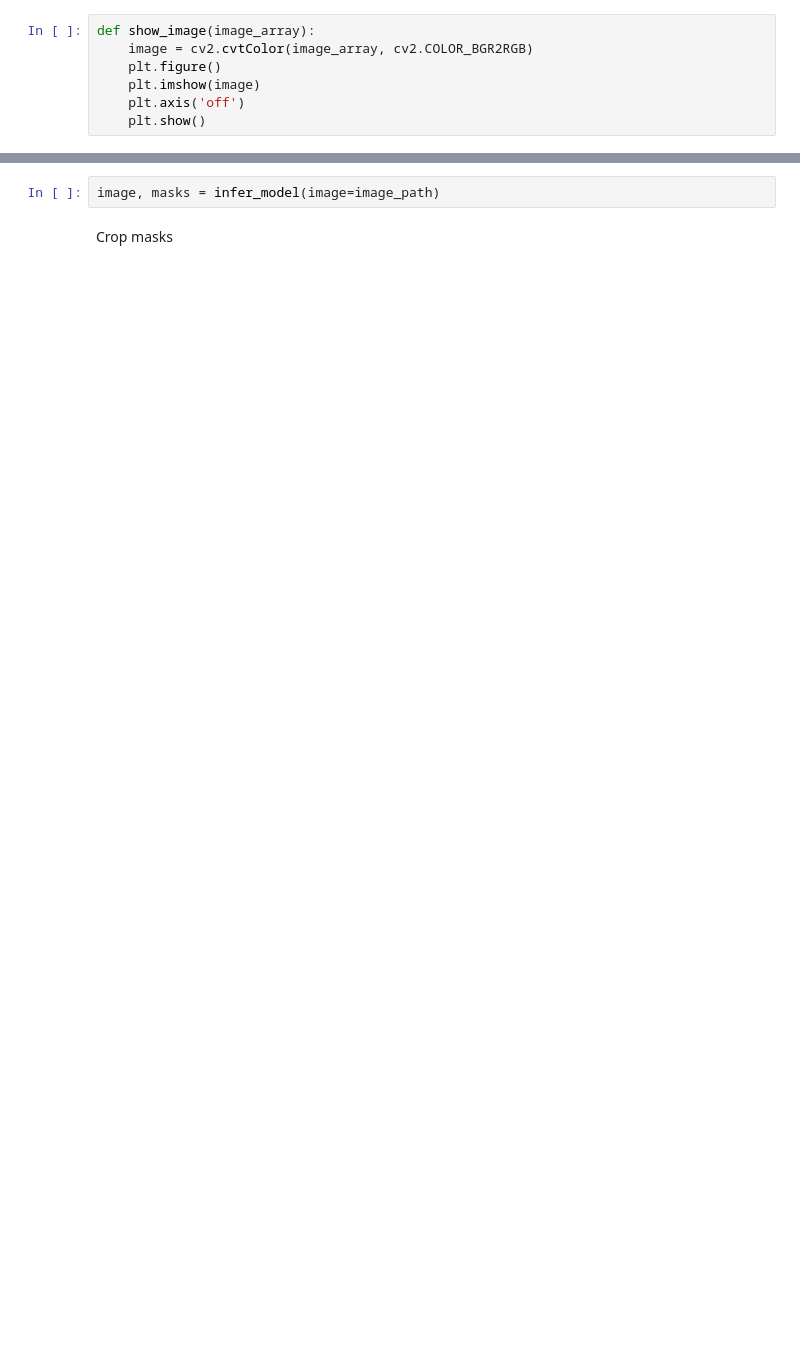
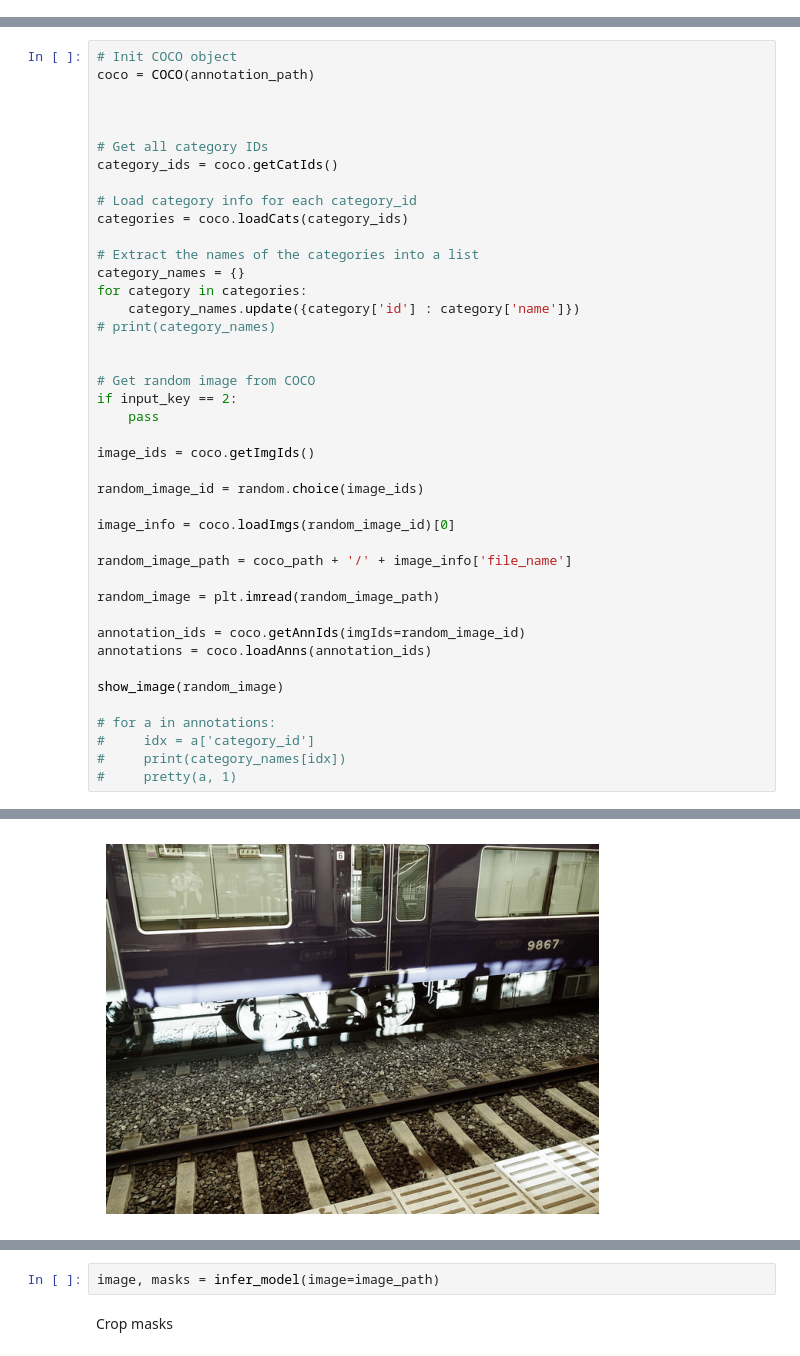
Before and after one commit to c-santos/ZS-ObjectDetection-SAM, a Jupyter notebook: master.ipynb, the cells around one changed output, grey strips where cells are left out. Drawn from its saved outputs; the diff is of its cells as text; blank space fills up the shorter version.

```diff
--- a/master.ipynb
+++ b/master.ipynb
@@ -65,10 +82,3 @@ def infer_model(url='http://202.92.132.48:8000', image='images/wonder_cat.jpg',
 
 
         return image, masks
-# %%
-def show_image(image_array):
-    image = cv2.cvtColor(image_array, cv2.COLOR_BGR2RGB)
-    plt.figure()
-    plt.imshow(image)
-    plt.axis('off')
-    plt.show()
@@ -90,0 +110,43 @@ Perform segmentation
+# %%
+# Init COCO object
+coco = COCO(annotation_path)
+
+
+
+# Get all category IDs
+category_ids = coco.getCatIds()
+
+# Load category info for each category_id
+categories = coco.loadCats(category_ids)
+
+# Extract the names of the categories into a list
+category_names = {}
+for category in categories:
+    category_names.update({category['id'] : category['name']})
+# print(category_names)
+
+
+# Get random image from COCO
+if input_key == 2:
+    pass
+
+image_ids = coco.getImgIds()
+
+random_image_id = random.choice(image_ids)
+
+image_info = coco.loadImgs(random_image_id)[0]
+
+random_image_path = coco_path + '/' + image_info['file_name']
+
+random_image = plt.imread(random_image_path)
+
+annotation_ids = coco.getAnnIds(imgIds=random_image_id)
+annotations = coco.loadAnns(annotation_ids)
+
+show_image(random_image)
+
+# for a in annotations:
+#     idx = a['category_id']
+#     print(category_names[idx])
+#     pretty(a, 1)
+# %% [output]
@@ -90,0 +157 @@ Perform segmentation
+[figure, added]
```
Also changed, not shown: parts of 23 cells of this notebook, 1 other file.
